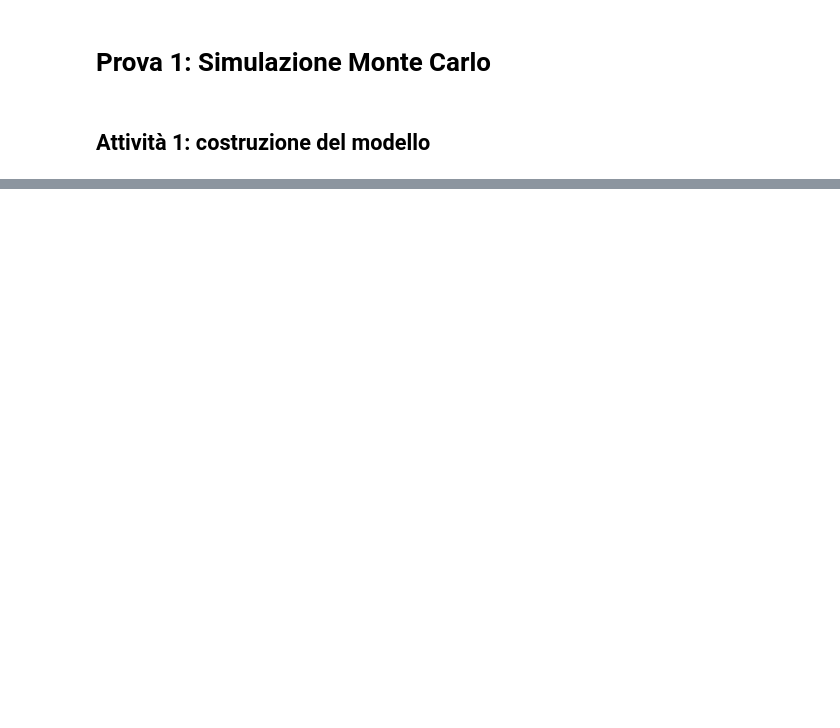
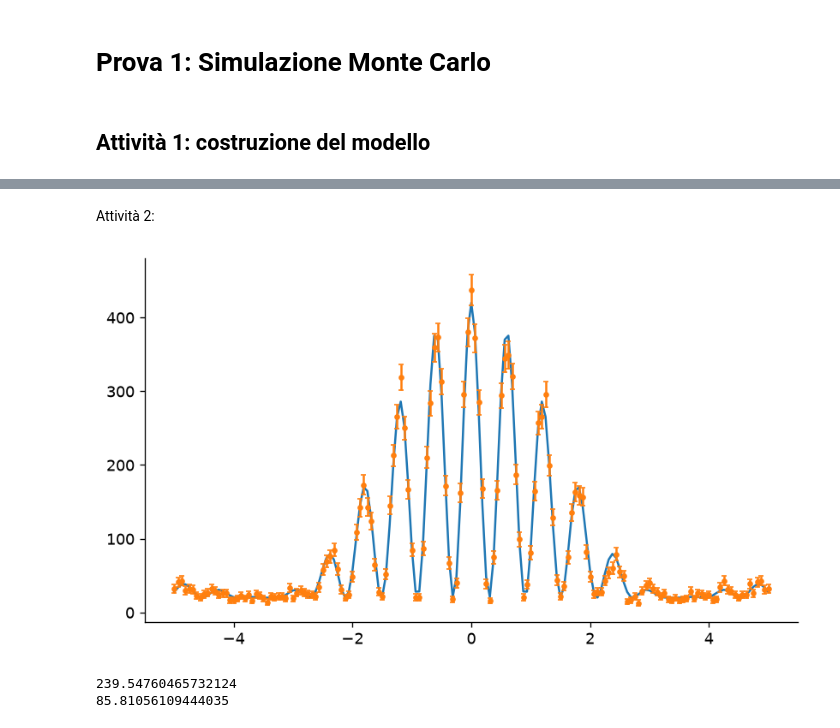
Before and after one commit to LeonardoZara/LabEMO, a Jupyter notebook: prova1.ipynb, the cells around one changed output, grey strips where cells are left out. Drawn from its saved outputs; the diff is of its cells as text; code cells hidden in the pictures; blank space fills up the shorter version.

```diff
--- a/prova1.ipynb
+++ b/prova1.ipynb
@@ -83,0 +77,23 @@ plt.show()
+# %% [markdown]
+Attività 2:
+# %%
+
+
+rng= np.random.default_rng(seed=42)
+n= np.array(rng.poisson(mu(points)))
+error= np.maximum(np.sqrt(n),1.0)
+
+plt.plot(points, mu(points))
+plt.errorbar(points, n, yerr=error, fmt='o', markersize=3, capsize=2)
+plt.show()
+
+
+Nc=sum(n[61:100])
+muc=sum(mu(points[62:100]))
+
+print(Nc-muc)
+print(np.sqrt(muc))
+# %% [output]
+[figure, added]
+239.54760465732124
+85.81056109444035
```
Also changed, not shown: parts of 4 cells of this notebook.
